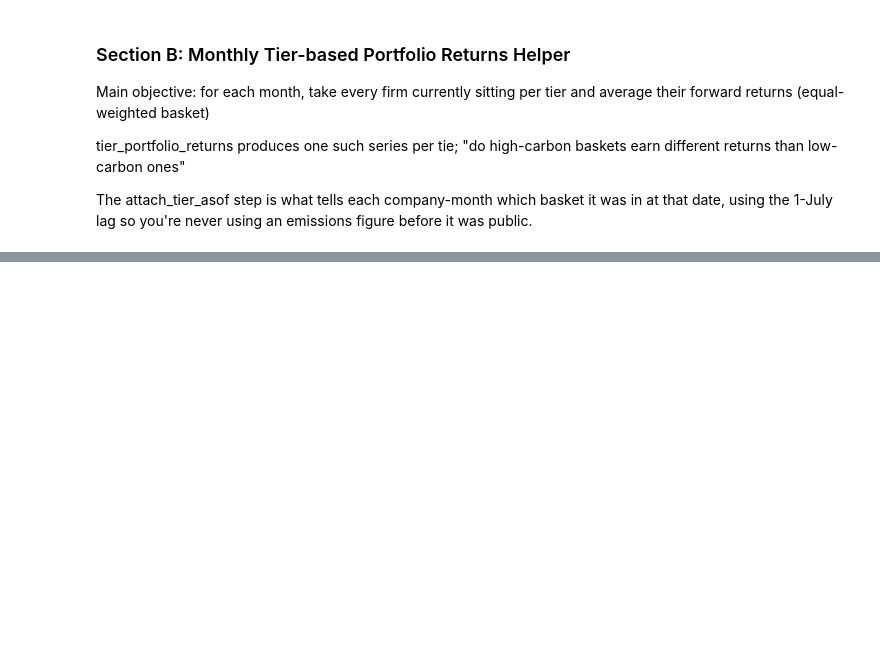
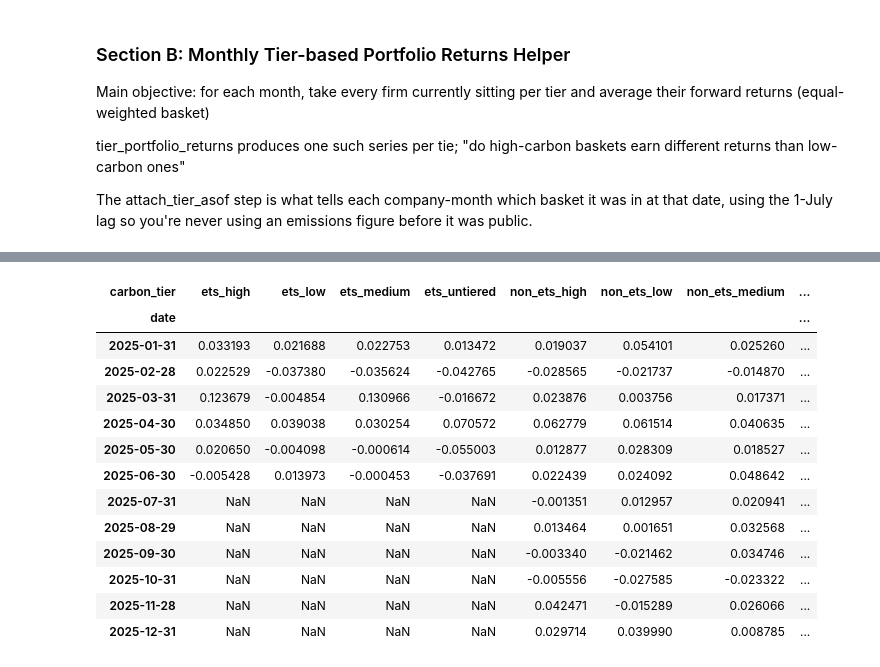
Before and after one commit to salinela/carbon-portfolio-project-v2, a Jupyter notebook: notebooks/08_eda.ipynb, the cells around one changed output, grey strips where cells are left out. Drawn from its saved outputs; the diff is of its cells as text; code cells hidden in the pictures; blank space fills up the shorter version.

```diff
--- a/notebooks/08_eda.ipynb
+++ b/notebooks/08_eda.ipynb
@@ -177,3 +189,8 @@ Main objective: for each month, take every firm currently sitting per tier and a
 tier_portfolio_returns produces one such series per tie; "do high-carbon baskets earn different returns than low-carbon ones"
 
 The attach_tier_asof step is what tells each company-month which basket it was in at that date, using the 1-July lag so you're never using an emissions figure before it was public.
+# %%
+# panel load — desktop: your processed dir; Colab: DRIVE
+
+features = pd.read_parquet("/content/drive/MyDrive/carbon_project_v2/features_month_end.parquet")
+label    = pd.read_parquet("/content/drive/MyDrive/carbon_project_v2/label_fwd_return.parquet")
@@ -196,0 +315,4 @@ tret.tail()
+# %%
+tret = eda.tier_portfolio_returns(panel_t)
+tret = tret.loc["2014-01-01":]        # scope: all six tiers populated
+tret.isna().mean()                     # expect ~0 across all six now
@@ -196,0 +348,17 @@ tret.tail()
+# %%
+tret[tret.index.year == 2025]
+# %% [output]
+| carbon_tier | ets_high | ets_low | ets_medium | ets_untiered | non_ets_high | non_ets_low | non_ets_medium | ... |
+| date |  |  |  |  |  |  |  | ... |
+| 2025-01-31 | 0.033193 | 0.021688 | 0.022753 | 0.013472 | 0.019037 | 0.054101 | 0.025260 | ... |
+| 2025-02-28 | 0.022529 | -0.037380 | -0.035624 | -0.042765 | -0.028565 | -0.021737 | -0.014870 | ... |
+| 2025-03-31 | 0.123679 | -0.004854 | 0.130966 | -0.016672 | 0.023876 | 0.003756 | 0.017371 | ... |
+| 2025-04-30 | 0.034850 | 0.039038 | 0.030254 | 0.070572 | 0.062779 | 0.061514 | 0.040635 | ... |
+| 2025-05-30 | 0.020650 | -0.004098 | -0.000614 | -0.055003 | 0.012877 | 0.028309 | 0.018527 | ... |
+| 2025-06-30 | -0.005428 | 0.013973 | -0.000453 | -0.037691 | 0.022439 | 0.024092 | 0.048642 | ... |
+| 2025-07-31 | NaN | NaN | NaN | NaN | -0.001351 | 0.012957 | 0.020941 | ... |
+| 2025-08-29 | NaN | NaN | NaN | NaN | 0.013464 | 0.001651 | 0.032568 | ... |
+| 2025-09-30 | NaN | NaN | NaN | NaN | -0.003340 | -0.021462 | 0.034746 | ... |
+| 2025-10-31 | NaN | NaN | NaN | NaN | -0.005556 | -0.027585 | -0.023322 | ... |
+| 2025-11-28 | NaN | NaN | NaN | NaN | 0.042471 | -0.015289 | 0.026066 | ... |
+| 2025-12-31 | NaN | NaN | NaN | NaN | 0.029714 | 0.039990 | 0.008785 | ... |
```
Also changed, not shown: parts of 15 cells of this notebook.
